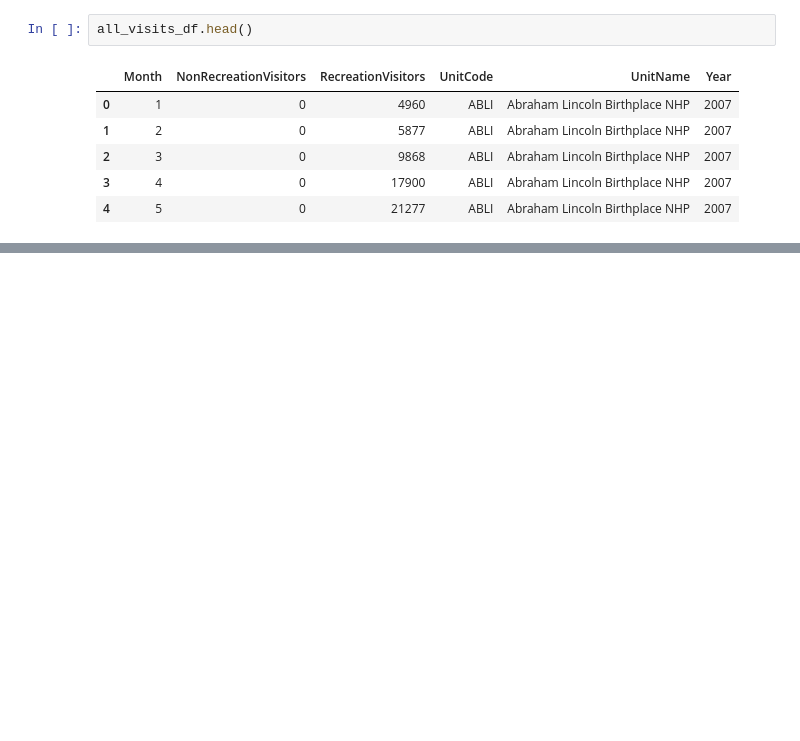
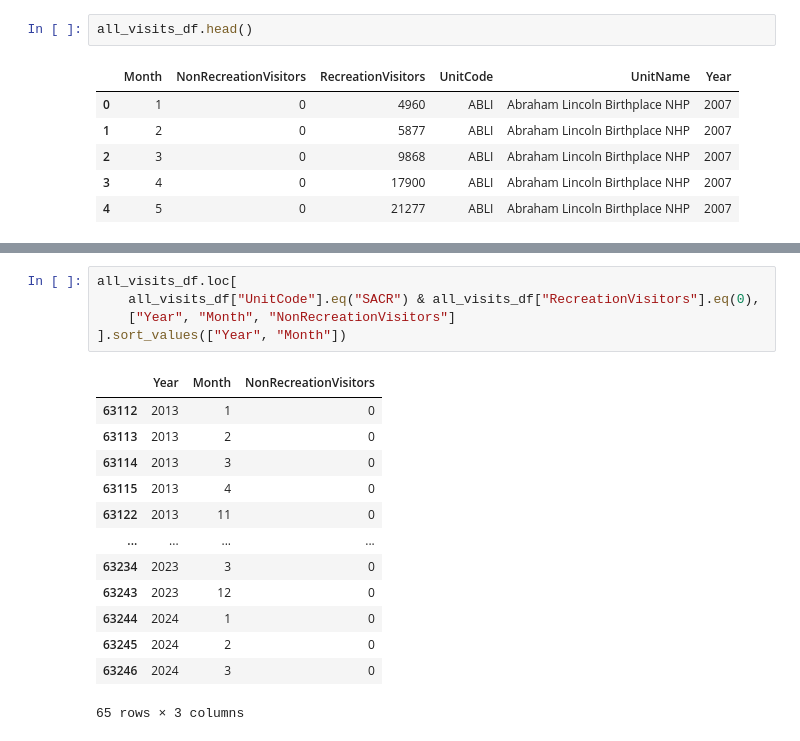
Before and after one commit to jeccalong/NPS_mini_project, a Jupyter notebook: Notebooks/NPS_mini_project.ipynb, the cells around one changed output, grey strips where cells are left out. Drawn from its saved outputs; the diff is of its cells as text; blank space fills up the shorter version.

```diff
--- a/Notebooks/NPS_mini_project.ipynb
+++ b/Notebooks/NPS_mini_project.ipynb
@@ -2074,0 +1450,19 @@ late_bloomers = [SACR]
+# %%
+all_visits_df.loc[
+    all_visits_df["UnitCode"].eq("SACR") & all_visits_df["RecreationVisitors"].eq(0),
+    ["Year", "Month", "NonRecreationVisitors"]
+].sort_values(["Year", "Month"])
+# %% [output]
+|  | Year | Month | NonRecreationVisitors |
+| 63112 | 2013 | 1 | 0 |
+| 63113 | 2013 | 2 | 0 |
+| 63114 | 2013 | 3 | 0 |
+| 63115 | 2013 | 4 | 0 |
+| 63122 | 2013 | 11 | 0 |
+| ... | ... | ... | ... |
+| 63234 | 2023 | 3 | 0 |
+| 63243 | 2023 | 12 | 0 |
+| 63244 | 2024 | 1 | 0 |
+| 63245 | 2024 | 2 | 0 |
+| 63246 | 2024 | 3 | 0 |
+65 rows × 3 columns
```
Also changed, not shown: parts of 140 cells of this notebook.
